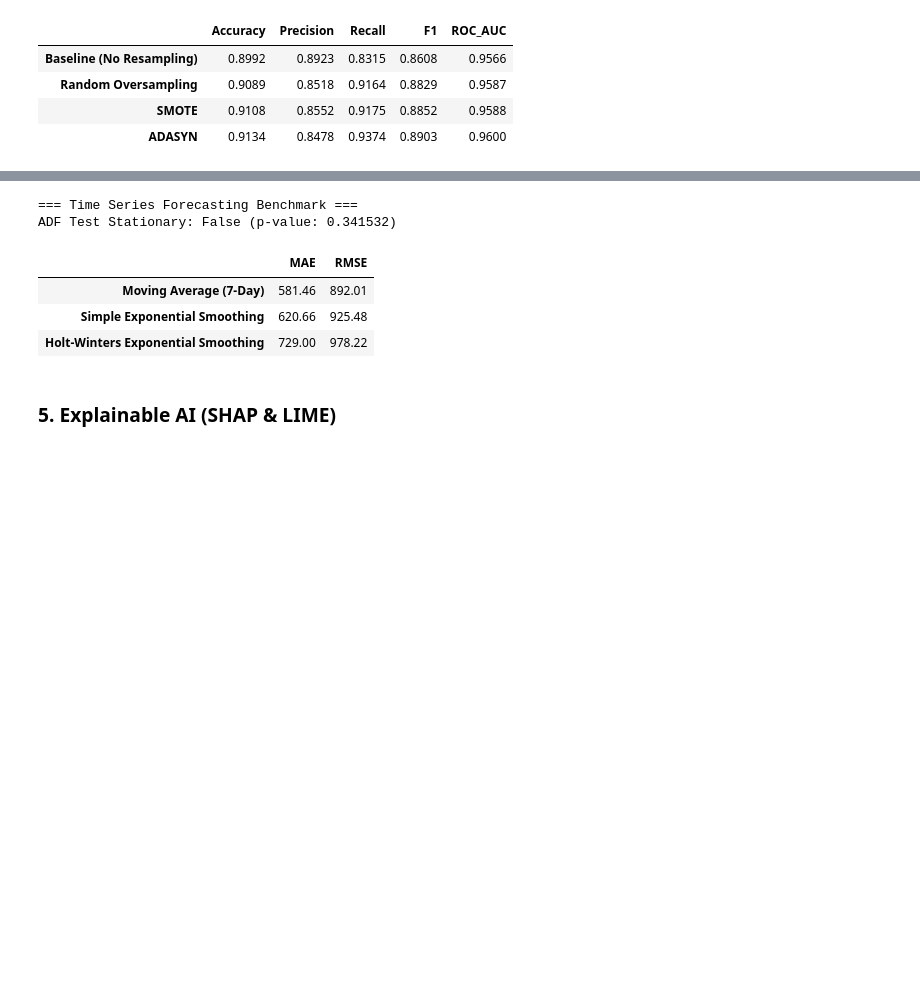
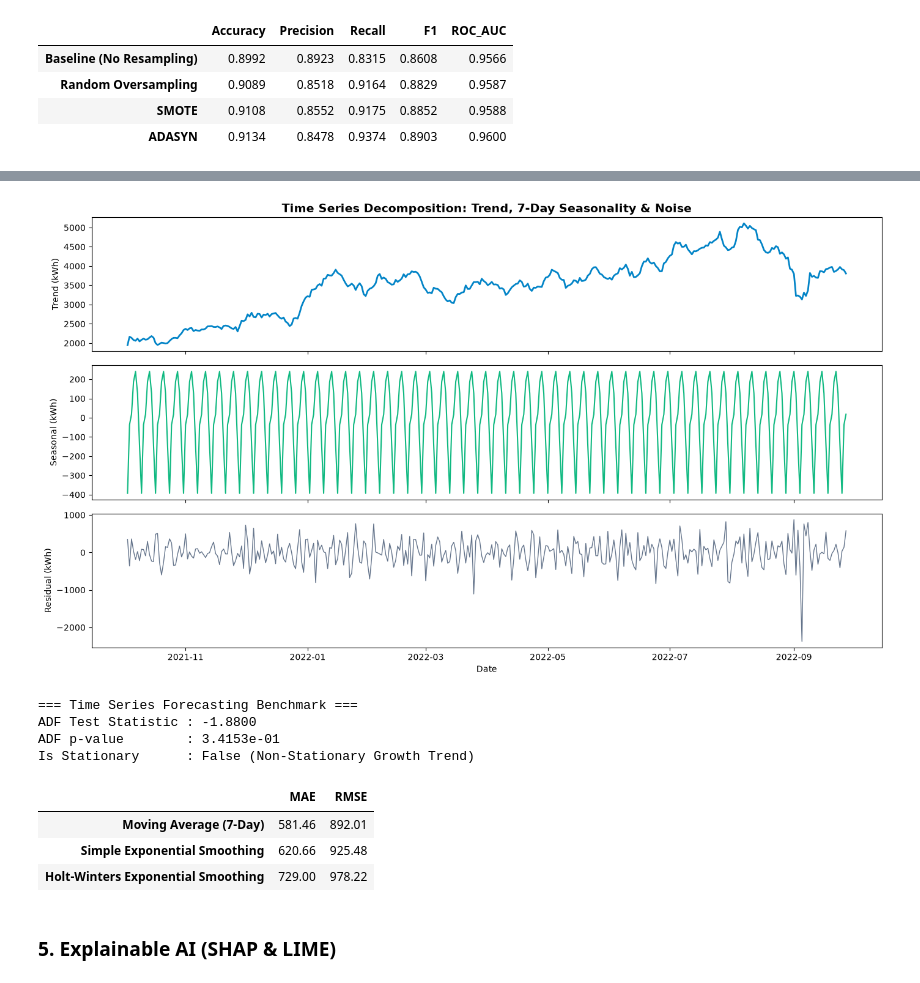
Before and after one commit to Rajuzet/ev-charging-demand-prediction, a Jupyter notebook: notebooks/02_Machine_Learning_Demand_Prediction.ipynb, the cells around one changed output, grey strips where cells are left out. Drawn from its saved outputs; the diff is of its cells as text; code cells hidden in the pictures; blank space fills up the shorter version.

```diff
--- a/notebooks/02_Machine_Learning_Demand_Prediction.ipynb
+++ b/notebooks/02_Machine_Learning_Demand_Prediction.ipynb
@@ -100,11 +122,33 @@ imb_df
+# %%
+decomp_path = os.path.join('..', 'models', 'timeseries_decomposition.csv')
+if os.path.exists(decomp_path):
+    decomp_df = pd.read_csv(decomp_path)
+    decomp_df['Date'] = pd.to_datetime(decomp_df['Date'])
+    fig, axes = plt.subplots(3, 1, figsize=(14, 8), sharex=True)
+    axes[0].plot(decomp_df['Date'], decomp_df['Trend'], color='#0284c7', linewidth=2)
+    axes[0].set_ylabel('Trend (kWh)')
+    axes[0].set_title('Time Series Decomposition: Trend, 7-Day Seasonality & Noise', fontsize=14, fontweight='bold')
+    axes[1].plot(decomp_df['Date'], decomp_df['Seasonal'], color='#10b981', linewidth=1.5)
+    axes[1].set_ylabel('Seasonal (kWh)')
+    axes[2].plot(decomp_df['Date'], decomp_df['Residual'], color='#64748b', linewidth=1)
+    axes[2].set_ylabel('Residual (kWh)')
+    axes[2].set_xlabel('Date')
+    plt.tight_layout()
+    plt.show()
+# %% [output]
+[figure, added]
 # %%
 ts_models = pd.DataFrame(metrics['timeseries_metrics']['Models']).T
-print("=== Time Series Forecasting Benchmark ===")
-print(f"ADF Test Stationary: {metrics['timeseries_metrics']['Stationarity_ADF']['Is_Stationary']} (p-value: {metrics['timeseries_metrics']['Stationarity_ADF']['p_value']})")
+print('=== Time Series Forecasting Benchmark ===')
+print(f"ADF Test Statistic : {metrics['timeseries_metrics']['Stationarity_ADF']['ADF_Statistic']:.4f}")
+print(f"ADF p-value        : {metrics['timeseries_metrics']['Stationarity_ADF']['p_value']:.4e}")
+print(f"Is Stationary      : {metrics['timeseries_metrics']['Stationarity_ADF']['Is_Stationary']} (Non-Stationary Growth Trend)")
 ts_models
 # %% [output]
 === Time Series Forecasting Benchmark ===
-ADF Test Stationary: False (p-value: 0.341532)
+ADF Test Statistic : -1.8800
+ADF p-value        : 3.4153e-01
+Is Stationary      : False (Non-Stationary Growth Trend)
 |  | MAE | RMSE |
 | Moving Average (7-Day) | 581.46 | 892.01 |
 | Simple Exponential Smoothing | 620.66 | 925.48 |
```
Also changed, not shown: parts of 3 cells of this notebook, 2 other files.
